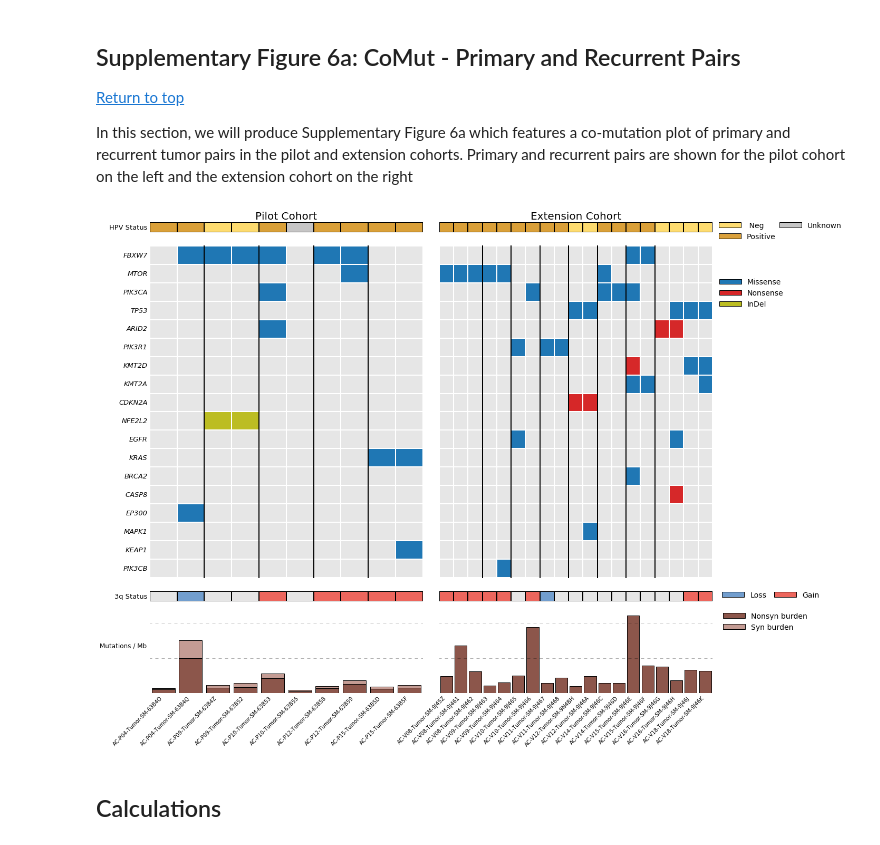
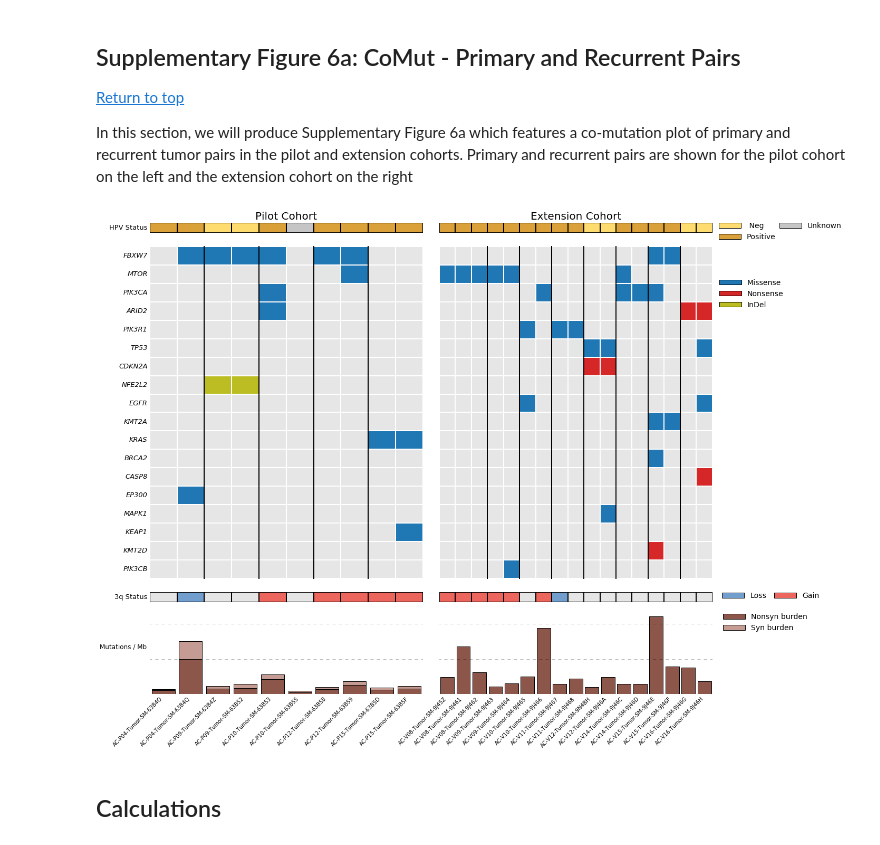
Before and after one commit to vanallenlab/2016-Mouw_ASCC, a Jupyter notebook: ASCC-ipython_master.ipynb, the cells around one changed output. Cells and saved outputs as stored; diff of their text form; code cells hidden in the pictures.

```diff
--- a/ASCC-ipython_master.ipynb
+++ b/ASCC-ipython_master.ipynb
@@ -1271,8 +1286,7 @@ extension_list = ['AC-V08-Tumor-SM-9J45Z','AC-V08-Tumor-SM-9J461','AC-V08-Tumor-
                   'AC-V10-Tumor-SM-9J466','AC-V11-Tumor-SM-9J467','AC-V11-Tumor-SM-9J468',
                   'AC-V12-Tumor-SM-9N4BH','AC-V12-Tumor-SM-9J46A','AC-V14-Tumor-SM-9J46C',
                   'AC-V14-Tumor-SM-9J46D','AC-V15-Tumor-SM-9J46E','AC-V15-Tumor-SM-9J46F',
-                  'AC-V16-Tumor-SM-9J46G','AC-V16-Tumor-SM-9J46H','AC-V18-Tumor-SM-9J46J',
-                  'AC-V18-Tumor-SM-9J46K']
+                  'AC-V16-Tumor-SM-9J46G','AC-V16-Tumor-SM-9J46H']
 
 df_pilot_pairs = populate(pilot_list, df_genes, variants_pilot)
 df_extension_pairs = populate(extension_list, df_genes, variants_extension)
@@ -1351,7 +1365,7 @@ for i in range(0,len(divider)-1,1):
 ax00, cax00 = plot_comut(0, 0, hpv_pilot, hpv_pilot.index.tolist(), 1, 'normal',
                          cmapHPV, normHPV, 'black', sharex = ax10)
 
-plt.title('Pilot Cohort', y = 1.05, fontsize = 20)
+plt.title('Pilot Cohort', y = 1.07, fontsize = 20)
 
 ##============================================
 # ax01 - Hpv Status - No Response Primary Samples
@@ -1359,7 +1373,7 @@ plt.title('Pilot Cohort', y = 1.05, fontsize = 20)
 ax01, cax01 = plot_comut(0, 1, hpv_extension, hpv_extension.index.tolist(), 0, 'normal',
                          cmapHPV, normHPV, 'black', sharex = ax11, sharey = ax00)
 
-plt.title('Extension Cohort', y = 1.05, fontsize = 20)
+plt.title('Extension Cohort', y = 1.07, fontsize = 20)
 
 ##============================================
 # ax20 - 3q Status - Response Primary Samples
@@ -1436,34 +1450,34 @@ labels = ["Loss", "Gain"]
 ax22 = plt.subplot(gs[2,2])
 
 # Remove plot frame lines
 ax22.spines['top'].set_visible(False)
 ax22.spines['bottom'].set_visible(False)
 ax22.spines['right'].set_visible(False)
 ax22.spines['left'].set_visible(False)
 
 plt.tick_params(axis = 'both', which = 'both',
     bottom = 'off', top = 'off', left = 'off', right = 'off',
     labelbottom = 'off', labelleft = 'off', labelright = 'off')
 
 ax22.bar(0, 0, label = labels[0], color = colors_tableau3q[1]) # Loss
 ax22.bar(1, 0, label = labels[1], color = colors_tableau3q[3]) # Gain
 
 plt.ylim(0)
 
 legend = ax22.legend(bbox_to_anchor = (1.42, 1.70), ncol = 2, handlelength = 3, fontsize = 14, columnspacing = 1,
                frameon = False)
 
 ##============================================
 # ax32 - Legend - Mutational Burden
 ##============================================
 labels = ["Nonsyn burden", "Syn burden"]
 ax32 = create_legend(3, 2, labels, colors_bar, 1.25, 1.0, 1)
 
 
 plt.savefig('figures/figureS6A.png', bbox_inches = 'tight')
 plt.show()
 # %% [output]
-[figure, old version]
+[figure, new version]
 # %% [markdown]
 ## Calculations
 # %% [markdown]
```
Also changed, not shown: parts of 18 cells of this notebook, 2 other files.
